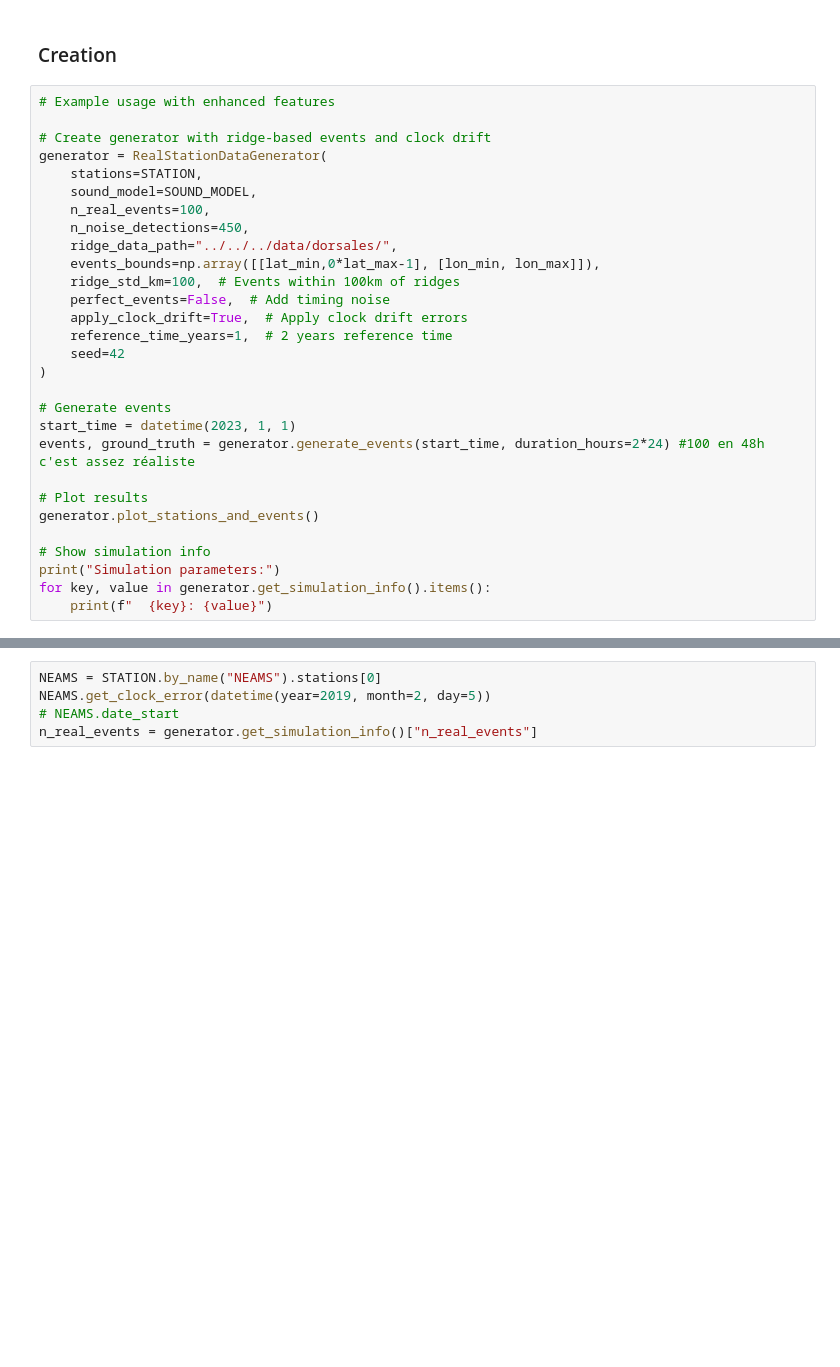
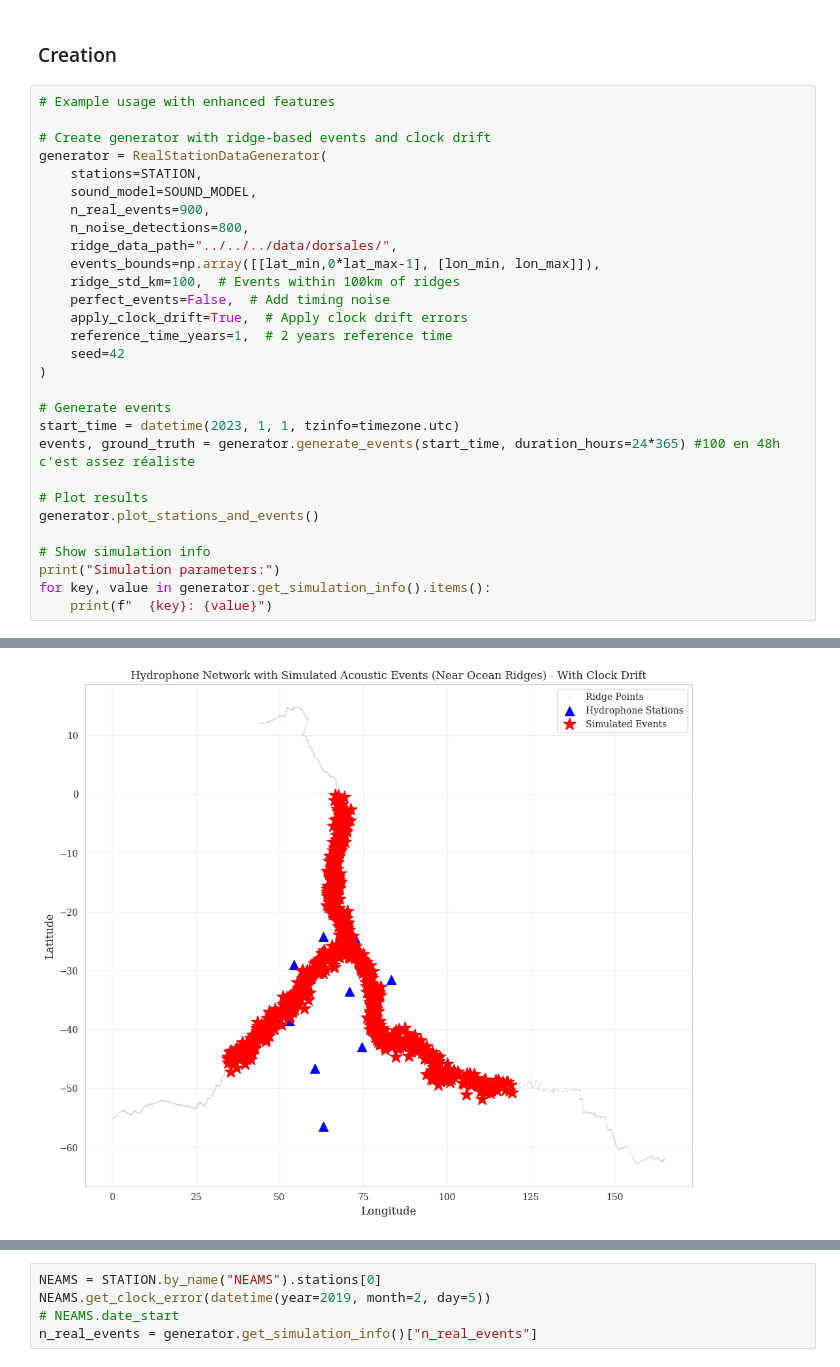
Before and after one commit to GEO-OCEAN-hydroacoustic/toolbox, a Jupyter notebook: src/notebooks/demo/simulation_world.ipynb, the cells around one changed output, grey strips where cells are left out. Saved outputs shown, nothing was run; the diff lists cells and outputs as text; blank space fills up the shorter version.

```diff
--- a/src/notebooks/demo/simulation_world.ipynb
+++ b/src/notebooks/demo/simulation_world.ipynb
@@ -81,8 +93,8 @@ LON_BOUNDS = [35, 120]
 generator = RealStationDataGenerator(
     stations=STATION,
     sound_model=SOUND_MODEL,
-    n_real_events=100,
-    n_noise_detections=450,
+    n_real_events=900,
+    n_noise_detections=800,
     ridge_data_path="../../../data/dorsales/",
     events_bounds=np.array([[lat_min,0*lat_max-1], [lon_min, lon_max]]),
     ridge_std_km=100,  # Events within 100km of ridges
@@ -93,8 +105,8 @@ generator = RealStationDataGenerator(
 )
 
 # Generate events
-start_time = datetime(2023, 1, 1)
-events, ground_truth = generator.generate_events(start_time, duration_hours=2*24) #100 en 48h c'est assez réaliste
+start_time = datetime(2023, 1, 1, tzinfo=timezone.utc)
+events, ground_truth = generator.generate_events(start_time, duration_hours=24*365) #100 en 48h c'est assez réaliste
 
 # Plot results
 generator.plot_stations_and_events()
@@ -103,3 +115,4 @@ generator.plot_stations_and_events()
 print("Simulation parameters:")
 for key, value in generator.get_simulation_info().items():
     print(f"  {key}: {value}")
+# %% [output]
@@ -105,0 +125 @@ for key, value in generator.get_simulation_info().items():
+[figure, added]
```
Also changed, not shown: parts of 61 cells of this notebook, 15 other files.
